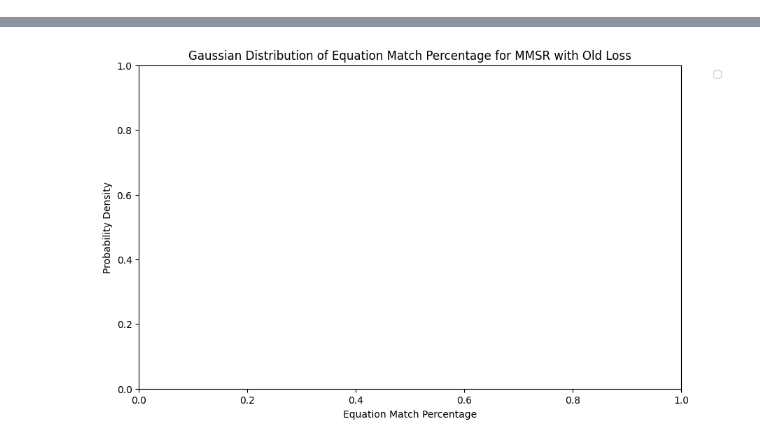
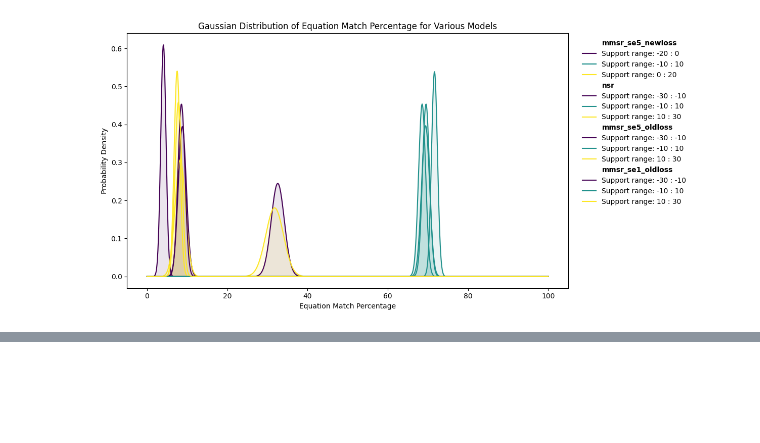
Before and after one commit to fabienmorgan/Self-Supervised_Numerical_Pre-Training_for_Symbolic_Regression, a Jupyter notebook: evalulation_graphs/variance_seed.ipynb, the cells around one changed output, grey strips where cells are left out. Cells and saved outputs as stored; diff of their text form; code cells hidden in the pictures; blank space fills up the shorter version.

```diff
--- a/evalulation_graphs/variance_seed.ipynb
+++ b/evalulation_graphs/variance_seed.ipynb
@@ -82,3 +290,23 @@ fig.show()
+# %%
+mmsr_se5_newloss = evaluation_summary[(evaluation_summary['Model'] == 'mmsr_se5_newloss') & (evaluation_summary['Minimum Support'] % 10 == 0) & (evaluation_summary['Minimum Support'].between(-30, 10))]
+mmsr_se5_oldloss = evaluation_summary[(evaluation_summary['Model'] == 'mmsr_se5_oldloss') & (evaluation_summary['Minimum Support'] % 10 == 0) & (evaluation_summary['Minimum Support'].between(-30, 10))]
+nsr = evaluation_summary[(evaluation_summary['Model'] == 'nsr') & (evaluation_summary['Minimum Support'] % 10 == 0) & (evaluation_summary['Minimum Support'].between(-30, 10))]
+mmsr_se1_oldloss = evaluation_summary[(evaluation_summary['Model'] == 'mmsr_se1_oldloss') & (evaluation_summary['Minimum Support'] % 10 == 0) & (evaluation_summary['Minimum Support'].between(-30, 10))]
+
+all_models = pd.concat([
+    mmsr_se5_newloss,
+    nsr,
+    mmsr_se5_oldloss,
+    mmsr_se1_oldloss
+])
+
+#TO DELETE
+all_models = pd.read_csv('temp2.csv')
+
+fig = plot_gaussian_distribution_multiple_models(all_models)
+fig.show()
+# %% [output]
+[figure, added]
 # %%
 mmsr_newloss_eval = evaluation_summary[evaluation_summary['Model'] == 'mmsr_se5_oldloss']
 mmsr_newloss_eval.head()
@@ -86,11 +314,6 @@ mmsr_newloss_eval.head()
 |  | Model | Dataset | Skeleton Encoder Layers | Loss Version | Minimum Support | Maximum Support | Total Entries | ... |
 | 335 | mmsr_se5_oldloss | train_nc | 5.0 | old | -10 | 10 | 279 | ... |
 | 336 | mmsr_se5_oldloss | train_nc | NaN | old | -10 | 10 | 279 | ... |
-# %%
-fig = plot_gaussian_distribution(evaluation_summary[evaluation_summary['Model'] == 'mmsr_se5_oldloss'], 'MMSR with Old Loss')
-fig.show()
-# %% [output]
-[figure, removed]
 # %%
 fig = plot_mean_match_percentage(evaluation_summary)
 fig.show()
```
Also changed, not shown: parts of 13 cells of this notebook.
